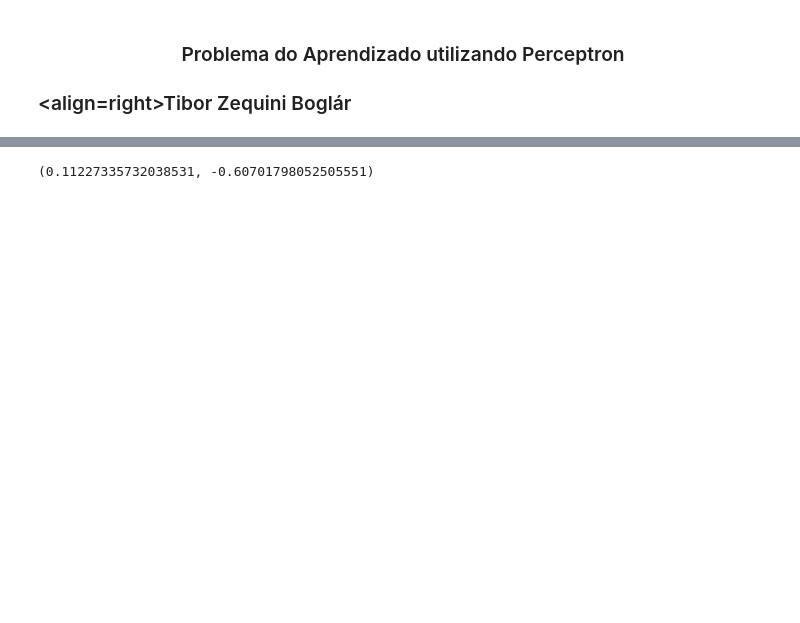
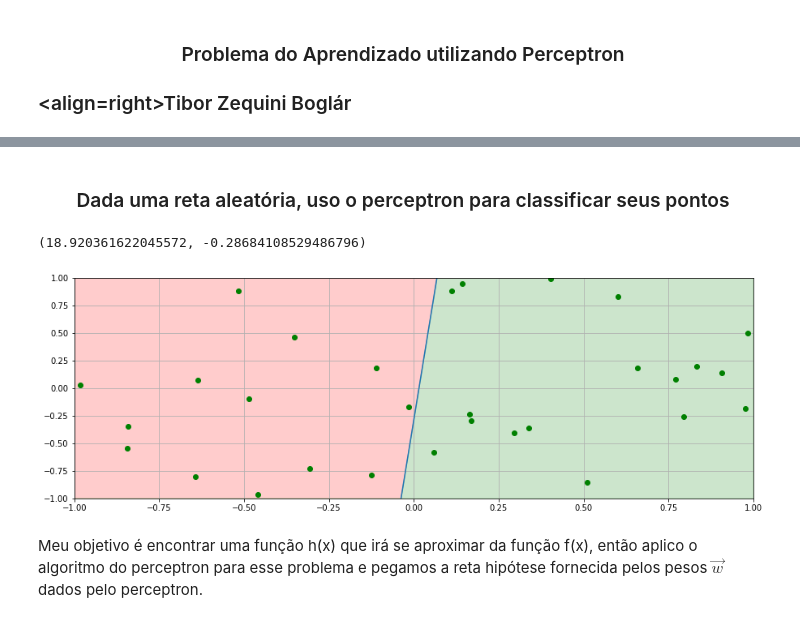
Before and after one commit to tiborboglar/IsLearningFeasible, a Jupyter notebook: Lecture 01.ipynb, the cells around one changed output, grey strips where cells are left out. Drawn from its saved outputs; the diff is of its cells as text; code cells hidden in the pictures; blank space fills up the shorter version.

```diff
--- a/Lecture 01.ipynb
+++ b/Lecture 01.ipynb
@@ -44,3 +68,5 @@ $$\vec{w} := \vec{w} + y_n \vec{x_n}$$
+# %% [markdown]
+### <center> Dada uma reta aleatória, uso o perceptron para classificar seus pontos </center>
 # %%
 # Função que gera dois pontos aleatórios: (x1, y1), (x2,y2)
 # Gera-se a reta dada pela equação y = ax + b
@@ -52,8 +78,56 @@ def random_line():
     b = y[0]
     return a, b
 
-a, b  = (random_line()[0], random_line()[1])
+a0, b0  = (random_line()[0], random_line()[1])
-# %%
-a,b
-# %% [output]
-(0.11227335732038531, -0.60701798052505551)
+# %%
+a0,b0
+# %% [output]
+(18.920361622045572, -0.28684108529486796)
+# %%
+# Essa função irá receber X = [x0, x1, x2, ..., xN], onde x0 = (1, x01, x02)
+# Se estiver na área azul => devolve 1
+# Se estiver na área vermelha => devolve -1
+# O output é Y = [y0, y1, y2, ...., yN] onde yi = +- 1
+def func (X, a, b):
+    val = []
+    for i in range (0, len(X)):
+        if X[i][2] > a*X[i][1] + b:
+            val.append(1)
+        else:
+            val.append(-1)
+    return val
+# %%
+# Criando os dados que desenharão o plano e a reta
+x = [-1,1]
+y = [a0*x[0] + b0, a0*x[1] + b0]
+
+# Criando o plano com a reta, separando os valores que serão mapeados para +1 ou -1
+plt.figure(figsize=(15,5))
+plt.xlim(-1,1)
+plt.ylim(-1,1)
+plt.grid()
+plt.plot(x, y)
+
+# Criando os pontos x1, x2, x3, ...., xN
+N = 10
+X = []
+for i in range (0, n):
+    xi = [1, np.random.uniform(-1, 1, 1)[0], np.random.uniform(-1, 1, 1)[0]]
+    X.append(xi)
+Y = func(X, a0, b0)
+
+x_values = [X[i][1] for i in range (0, len(X))]
+y_values = [X[i][2] for i in range (0, len(X))]
+plt.plot(x_values, y_values, 'go')
+
+# Colorindo as áreas fora da linha
+x_plot = [-1, 1]
+y_plot = [a0*x_plot[0] + b0, a0*x_plot[1] + b0]
+plt.fill_between(x_plot, [1,1], y_plot, color='r',alpha=.2)
+plt.fill_between(x_plot, [-1,-1], y_plot, color='g',alpha=.2)
+
+plt.show()
+# %% [output]
+[figure, added]
+# %% [markdown]
+Meu objetivo é encontrar uma função h(x) que irá se aproximar da função f(x), então aplico o algoritmo do perceptron para esse problema e pegamos a reta hipótese fornecida pelos pesos $\vec{w}$ dados pelo perceptron.
```
Also changed, not shown: parts of 19 cells of this notebook.
